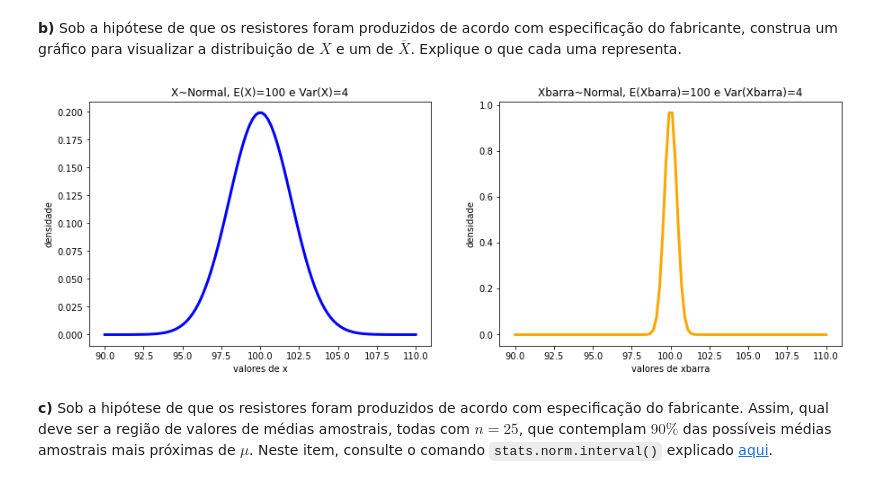
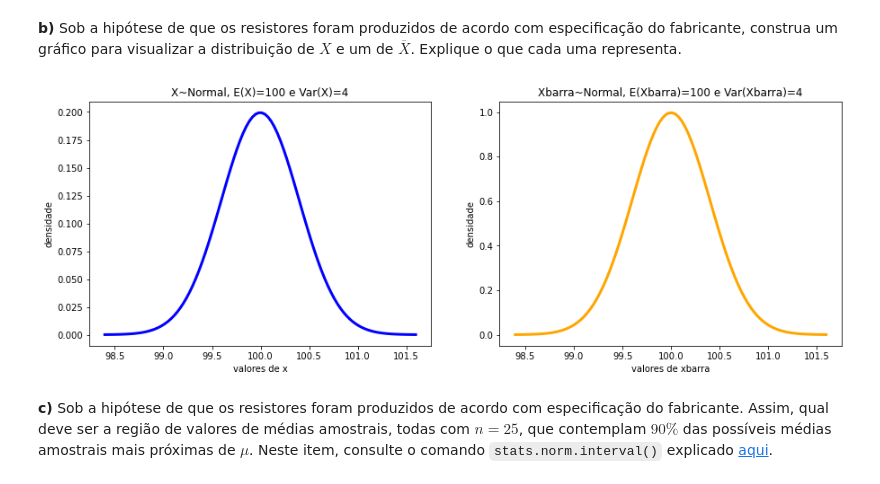
Before and after one commit to CarolMagario/CD22-2, a Jupyter notebook: aula21/Aula21_Exercicio_TLC_MargemErro_n.ipynb, the cells around one changed output. Saved outputs shown, nothing was run; the diff lists cells and outputs as text; code cells hidden in the pictures.

```diff
--- a/aula21/Aula21_Exercicio_TLC_MargemErro_n.ipynb
+++ b/aula21/Aula21_Exercicio_TLC_MargemErro_n.ipynb
@@ -271,30 +271,31 @@ Assuma que o fabricante afirma que esteja produzindo resistores de acordo com as
 # %%
 # ESCREVA SEU CÓDIGO AQUI
 # %%
-x = np.linspace(90,110,100) #cria um vetor de 100 elementos entre 90 e 110
+x = np.linspace(mu-4*sigma,mu+4*sigma,100) #cria um vetor de 100 elementos entre 90 e 110
 # Para distribuição normal em X ~ N(mu, sigma**2)
 fx = stats.norm.pdf(x, loc=mu, scale=sigma) #cria um vetor com a densidade de probabilidade de cada elemento de x
 # Para distribuição normal em Xbarra ~ N(mu, sigma**2/n)
-fx_barra = stats.norm.pdf(x, loc=mu, scale=sigma_barra) #cria um vetor com a densidade de probabilidade de cada elemento de x
+fx_barra = stats.norm.pdf(x_barra, loc=mu, scale=sigma_barra) #cria um vetor com a densidade de probabilidade de cada elemento de x
+x_barra = x = np.linspace(mu_barra-4*sigma_barra,mu_barra+4*sigma_barra,100)
 
 # Para os gráficos
 figure = plt.figure(figsize=(15,5)) #cria uma figura com tamanho 15x5
 plt.subplot(121) #cria um subplot com 1 linha, 2 colunas e o gráfico será o primeiro
 plt.plot(x, fx, color='blue',lw=3) #plota o gráfico de x e fx
 plt.ylabel('densidade') #nomeia o eixo y
 plt.xlabel('valores de x') #nomeia o eixo x
 plt.title(f'X~Normal, E(X)={mu} e Var(X)={sigma**2}') #coloca um título no gráfico
 
 plt.subplot(122) #cria um subplot com 1 linha, 2 colunas e o gráfico será o segundo
-plt.plot(x, fx_barra, color='orange',lw=3) #plota o gráfico de x e fx_barra
+plt.plot(x_barra, fx_barra, color='orange',lw=3) #plota o gráfico de x e fx_barra
 plt.ylabel('densidade') #nomeia o eixo y
 plt.xlabel('valores de xbarra') #nomeia o eixo x
 plt.title(f'Xbarra~Normal, E(Xbarra)={mu} e Var(Xbarra)={sigma**2}') #coloca um título no gráfico
 
 plt.savefig('fig_exerc_1_itemd.png')
 plt.show()
 # %% [output]
-[figure, old version]
+[figure, new version]
 # %% [markdown]
 **c)** Sob a hipótese de que os resistores foram produzidos de acordo com especificação do fabricante. Assim, qual deve ser a região de valores de médias amostrais, todas com $n=25$, que contemplam $90\%$ das possíveis médias amostrais mais próximas de $\mu$.
 Neste item, consulte o comando `stats.norm.interval()` explicado [aqui](https://docs.scipy.org/doc/scipy/reference/generated/scipy.stats.norm.html).
```
Also changed, not shown: parts of 1 cell of this notebook, 32 other files.
